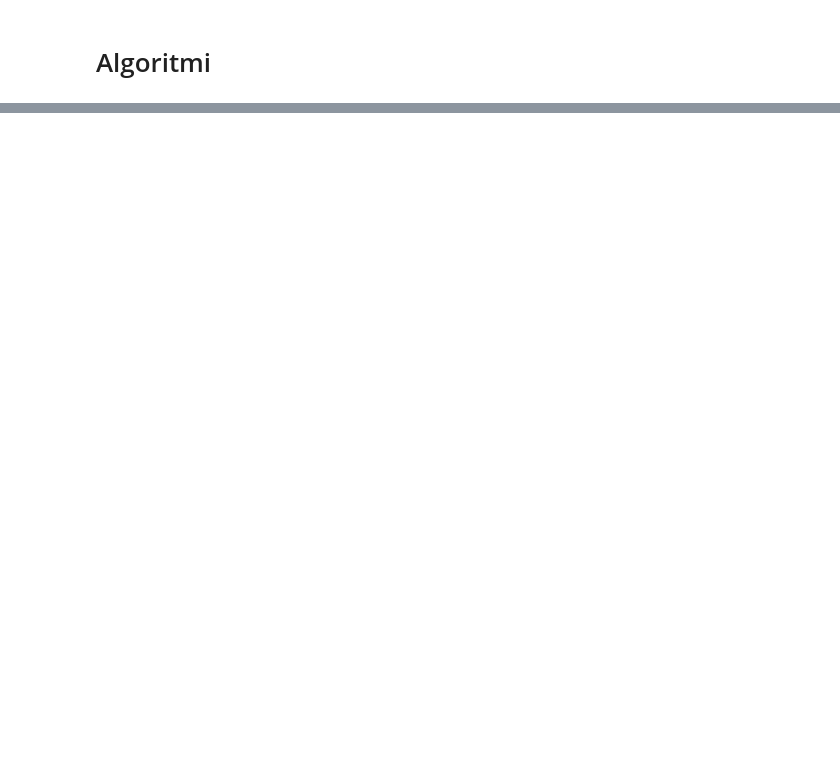
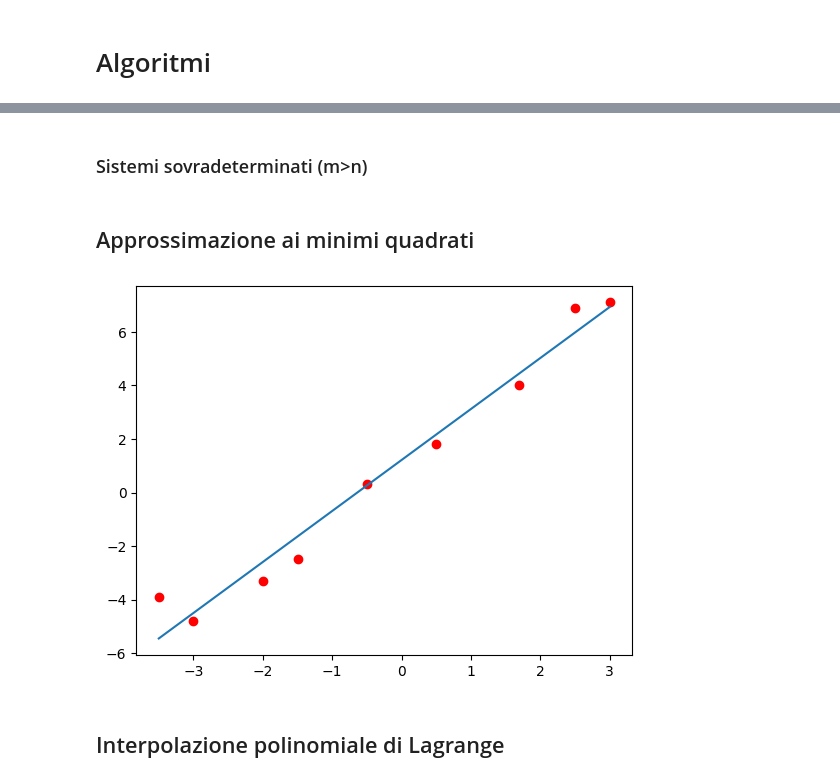
Before and after one commit to lspita/unibo-metodi-numerici-ia, a Jupyter notebook: ripasso/Algoritmi.ipynb, the cells around one changed output, grey strips where cells are left out. Cells and saved outputs as stored; diff of their text form; code cells hidden in the pictures; blank space fills up the shorter version.

```diff
--- a/ripasso/Algoritmi.ipynb
+++ b/ripasso/Algoritmi.ipynb
@@ -39,0 +596,21 @@ def metodo_bisezione(fname, a, b, tolx):
+# %% [markdown]
+### Sistemi sovradeterminati (m>n)
+# %%
+# m > n
+# Rango massimo
+# Ben condizionata
+def eqnorm(A,b):
+
+    G=A.T@A # deve essere ben condizionata in quanto K(A.T@A) = K(A)^2
+    f=A.T@b
+
+    # CholeskySolve(G, f)
+    L=sp.linalg.cholesky(G, lower=True)
+    U=L.T
+
+    x, flag = Lsolve(L, f)
+    if flag == 0:
+        x, flag = Usolve(U, x)
+
+    residuo = np.linalg.norm(A@x-b)**2
+    return x, residuo
@@ -39,0 +648,20 @@ def metodo_bisezione(fname, a, b, tolx):
+# %% [markdown]
+## Approssimazione ai minimi quadrati
+# %%
+# punti noti
+x = np.array([-3.5,-3, -2, -1.5, -0.5, 0.5, 1.7, 2.5, 3])
+y = np.array([-3.9,-4.8,-3.3,-2.5, 0.3,1.8,4,6.9,7.1])
+
+n = 1 # grado del polinomio
+n1 = n+1 # grado di libertà
+A = np.vander(x, increasing=True)[:,:n1]
+alpha, residuo = eqnorm(A, y) # risolvi il sistema sovradeterminato A@y
+
+xx = np.linspace(np.min(x), np.max(x))
+plt.plot(x, y, "ro") # punti da approssimare
+plt.plot(xx, np.polyval(np.flip(alpha), xx)) # polinomio approssimatore
+plt.show()
+# %% [output]
+[figure, added]
+# %% [markdown]
+## Interpolazione polinomiale di Lagrange
```
Also changed, not shown: parts of 33 cells of this notebook, 4 other files.
